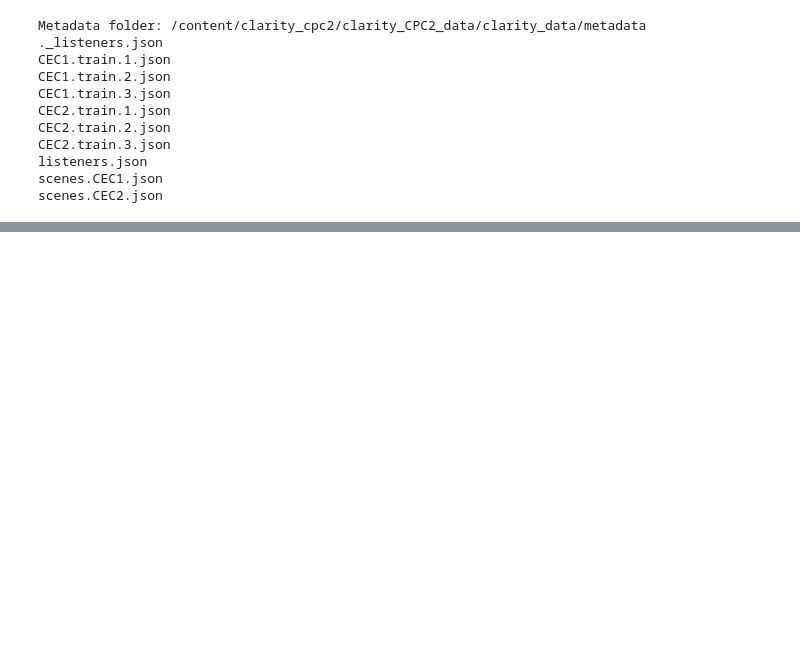
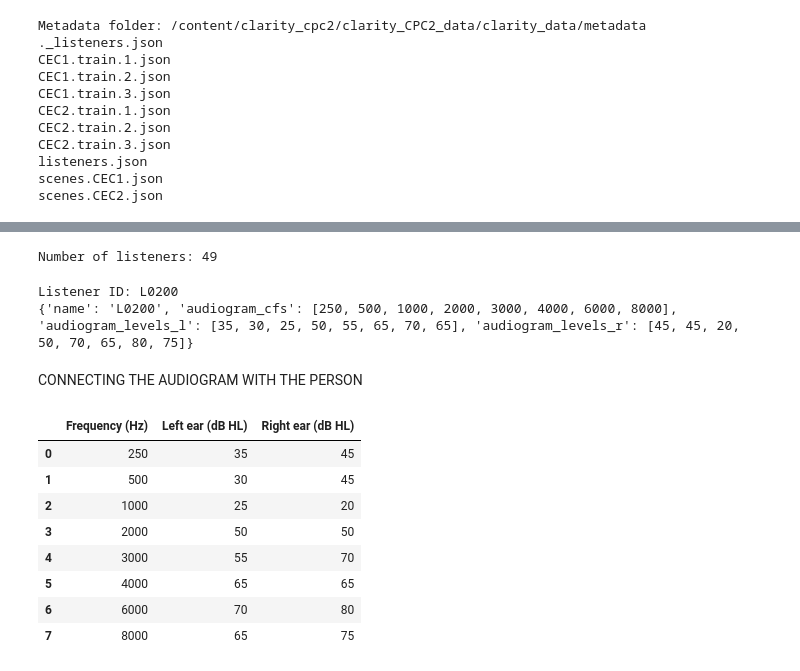
Before and after one commit to roberaBelachew/clarity_cpc2, a Jupyter notebook: clarity_cpc2_exploration.ipynb, the cells around one changed output, grey strips where cells are left out. Drawn from its saved outputs; the diff is of its cells as text; code cells hidden in the pictures; blank space fills up the shorter version.

```diff
--- a/clarity_cpc2_exploration.ipynb
+++ b/clarity_cpc2_exploration.ipynb
@@ -44,0 +50,21 @@ Metadata extraction complete.
+# %%
+from pathlib import Path
+import zipfile
+import json
+import pandas as pd
+
+metadata_dir = Path("/content/cpc2_metadata")
+metadata_dir.mkdir(parents=True, exist_ok=True)
+
+with zipfile.ZipFile("cpc2_metadata.zip") as archive:
+    archive.extractall(metadata_dir)
+
+with open(metadata_dir / "CEC2.train.1.json", encoding="utf-8") as file:
+    responses = pd.DataFrame(json.load(file))
+
+with open(metadata_dir / "listeners.json", encoding="utf-8") as file:
+    listeners = json.load(file)
+
+print("Ready!")
+print("Response rows:", len(responses))
+print("Listeners:", len(listeners))
@@ -87,3 +117,43 @@ Rows and columns: (2779, 10)
 | 2 | and to ask you to support dad | S09377 | 7 | 1 | L0200 | E008_hr | to cook over | 96 | S09377_L0200_E008_hr | 14.285714 |
 | 3 | i was about to telephone the police | S08892 | 7 | 2 | L0200 | E008_hr | to telephone | 96 | S08892_L0200_E008_hr | 28.571429 |
 | 4 | finally he put it in his mouth | S09432 | 7 | 0 | L0200 | E008_hr |  | 96 | S09432_L0200_E008_hr | 0.000000 |
+# %%
+import json
+
+with open(metadata_dir / "listeners.json", encoding="utf-8") as file:
+    listeners = json.load(file)
+
+print("Number of listeners:", len(listeners))
+# %% [output]
+Number of listeners: 49
+# %%
+first_response = responses.iloc[0]
+listener_id = first_response["listener"]
+
+print("Listener ID:", listener_id)
+print(listeners[listener_id])
+# %% [output]
+Listener ID: L0200
+{'name': 'L0200', 'audiogram_cfs': [250, 500, 1000, 2000, 3000, 4000, 6000, 8000], 'audiogram_levels_l': [35, 30, 25, 50, 55, 65, 70, 65], 'audiogram_levels_r': [45, 45, 20, 50, 70, 65, 80, 75]}
+# %% [markdown]
+CONNECTING THE AUDIOGRAM WITH THE PERSON
+# %%
+profile = listeners[listener_id]
+
+audiogram = pd.DataFrame({
+    "Frequency (Hz)": profile["audiogram_cfs"],
+    "Left ear (dB HL)": profile["audiogram_levels_l"],
+    "Right ear (dB HL)": profile["audiogram_levels_r"]
+})
+
+display(audiogram)
+# %% [output]
+|  | Frequency (Hz) | Left ear (dB HL) | Right ear (dB HL) |
+| 0 | 250 | 35 | 45 |
+| 1 | 500 | 30 | 45 |
+| 2 | 1000 | 25 | 20 |
+| 3 | 2000 | 50 | 50 |
+| 4 | 3000 | 55 | 70 |
+| 5 | 4000 | 65 | 65 |
+| 6 | 6000 | 70 | 80 |
+| 7 | 8000 | 65 | 75 |
```
Also changed, not shown: parts of 7 cells of this notebook.
